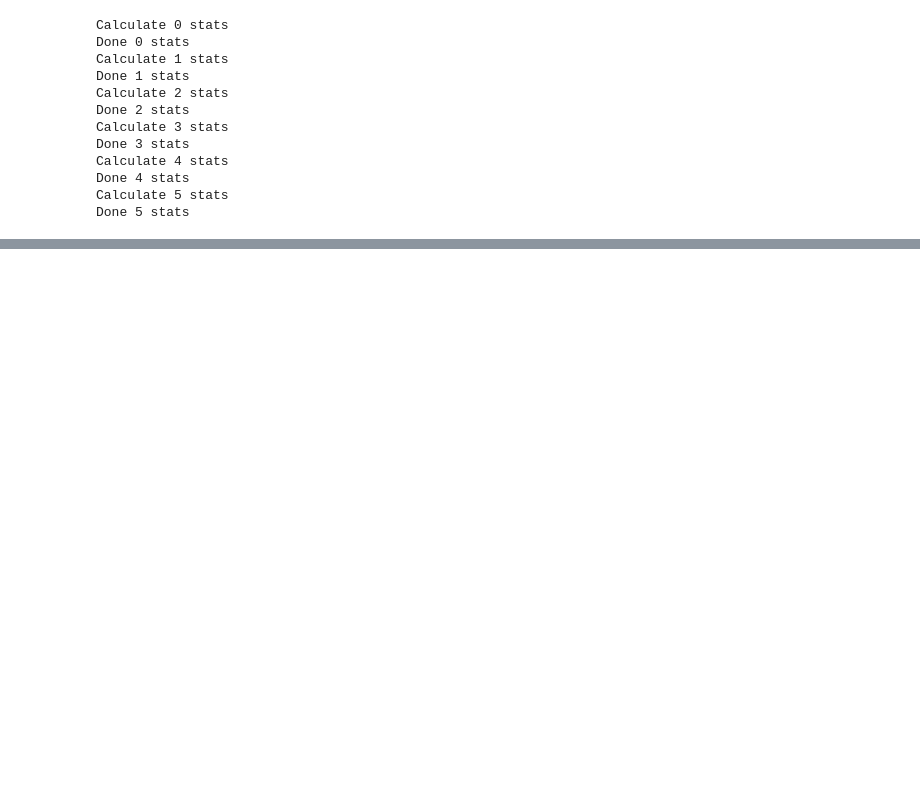
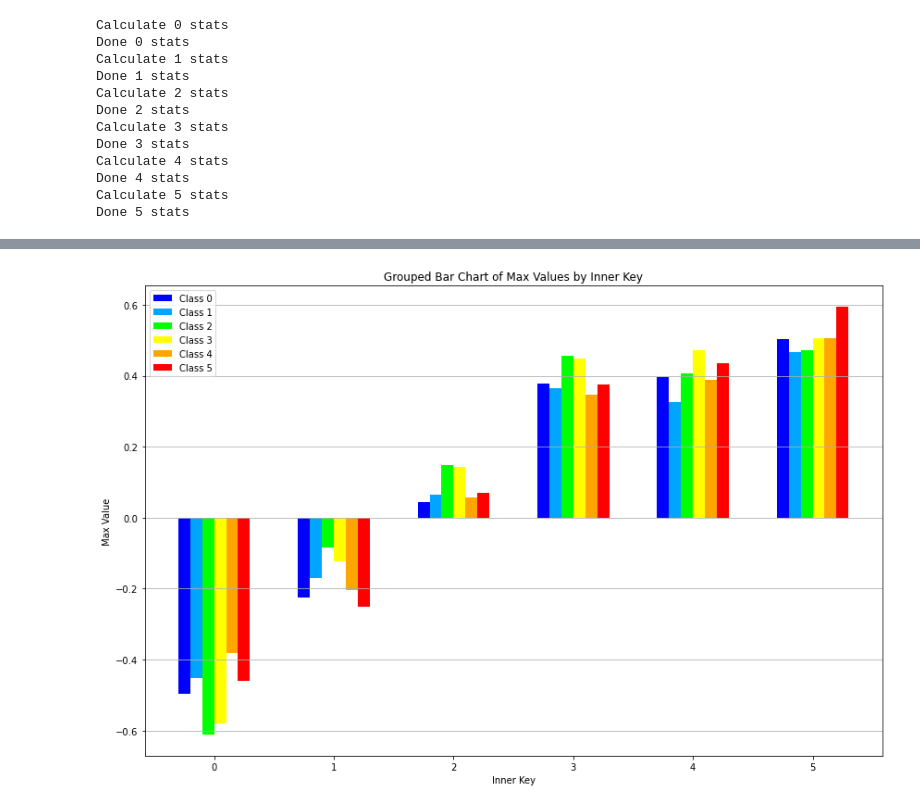
Before and after one commit to rootdobos/dissertation-source-code, a Jupyter notebook: statistics_aggregated.ipynb, the cells around one changed output, grey strips where cells are left out. Cells and saved outputs as stored; diff of their text form; code cells hidden in the pictures; blank space fills up the shorter version.

```diff
--- a/statistics_aggregated.ipynb
+++ b/statistics_aggregated.ipynb
@@ -143,3 +136,44 @@ plt.show()
+# %%
+import matplotlib.pyplot as plt
+
+ATTENTION_COLORS = {
+    0: (0, 0, 255),     # Blue
+    1: (0, 165, 255),   # Cyan
+    2: (0, 255, 0),     # Green
+    3: (255, 255, 0),   # Yellow
+    4: (255, 165, 0),   # Orange
+    5: (255, 0, 0)      # Red
+}
+ATTENTION_COLORS = {k: tuple(np.array(v) / 255.0) for k, v in ATTENTION_COLORS.items()}
+# Create scatter plot
+plt.figure(figsize=(12, 8))
+
+bar_width = 0.1
+index = np.arange(6)
+
+inner_keys = list(next(iter(min_max.values())).keys())  # e.g., [0, 1, ..., 6]
+outer_keys = list(min_max.keys())  # e.g., [0, 1, ..., 5]
+n_groups = len(inner_keys)
+n_outer = len(outer_keys)
+
+for i, outer_key in enumerate(outer_keys):
+    inner_dict = min_max[outer_key]
+    y_vals = [inner_dict[k]['median'] for k in inner_keys]
+    offset = (i - n_outer / 2) * bar_width + bar_width / 2
+    color = ATTENTION_COLORS.get(outer_key, 'black')
+    plt.bar(index + offset, y_vals, bar_width, label=f'Class {outer_key}', color=color)
+
+# Labeling
+plt.xlabel('Inner Key')
+plt.ylabel('Max Value')
+plt.title('Grouped Bar Chart of Max Values by Inner Key')
+plt.xticks(index, inner_keys)
+plt.legend()
+plt.grid(True, axis='y')
+plt.tight_layout()
+plt.show()
+# %% [output]
+[figure, added]
 # %%
 import matplotlib.pyplot as plt
 import seaborn as sns
```
Also changed, not shown: parts of 6 cells of this notebook, 9 other files.
